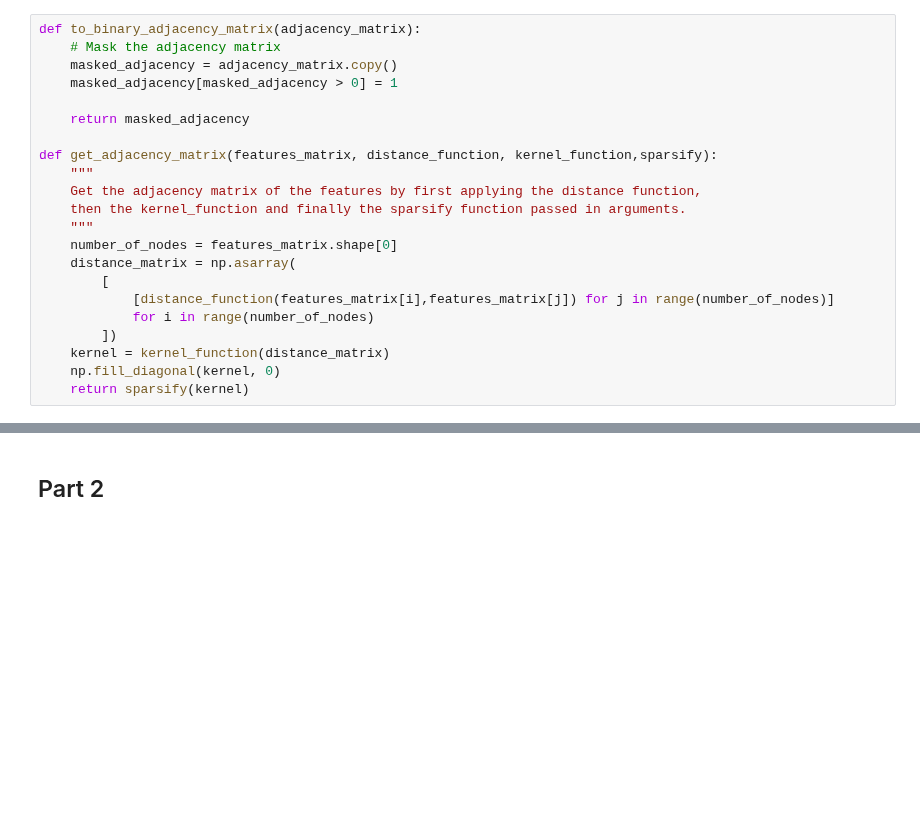
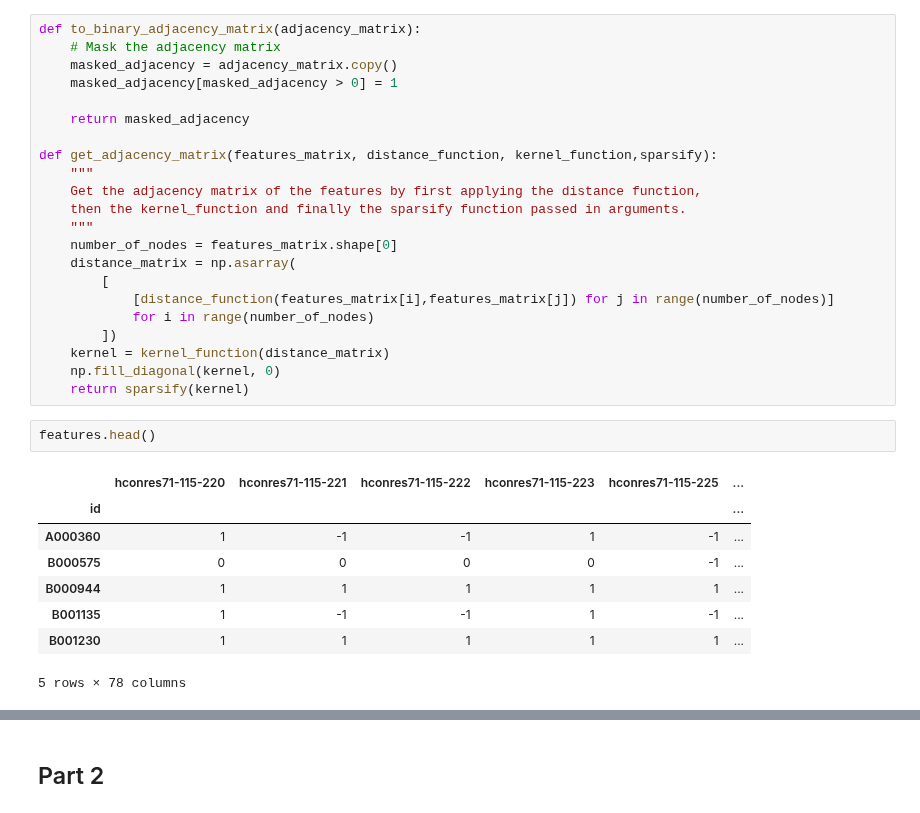
Before and after one commit to lkiel/US-Senators, a Jupyter notebook: milestones/Team-18_Milestone1_Network-Properties.ipynb, the cells around one changed output, grey strips where cells are left out. Saved outputs shown, nothing was run; the diff lists cells and outputs as text; blank space fills up the shorter version.

```diff
--- a/milestones/Team-18_Milestone1_Network-Properties.ipynb
+++ b/milestones/Team-18_Milestone1_Network-Properties.ipynb
@@ -292,4 +294,15 @@ def get_adjacency_matrix(features_matrix, distance_function, kernel_function,spa
     kernel = kernel_function(distance_matrix)
     np.fill_diagonal(kernel, 0)
     return sparsify(kernel)
+# %%
+features.head()
+# %% [output]
+|  | hconres71-115-220 | hconres71-115-221 | hconres71-115-222 | hconres71-115-223 | hconres71-115-225 | ... |
+| id |  |  |  |  |  | ... |
+| A000360 | 1 | -1 | -1 | 1 | -1 | ... |
+| B000575 | 0 | 0 | 0 | 0 | -1 | ... |
+| B000944 | 1 | 1 | 1 | 1 | 1 | ... |
+| B001135 | 1 | -1 | -1 | 1 | -1 | ... |
+| B001230 | 1 | 1 | 1 | 1 | 1 | ... |
+5 rows × 78 columns
 # %%
```
Also changed, not shown: parts of 2 cells of this notebook, 1 other file.
